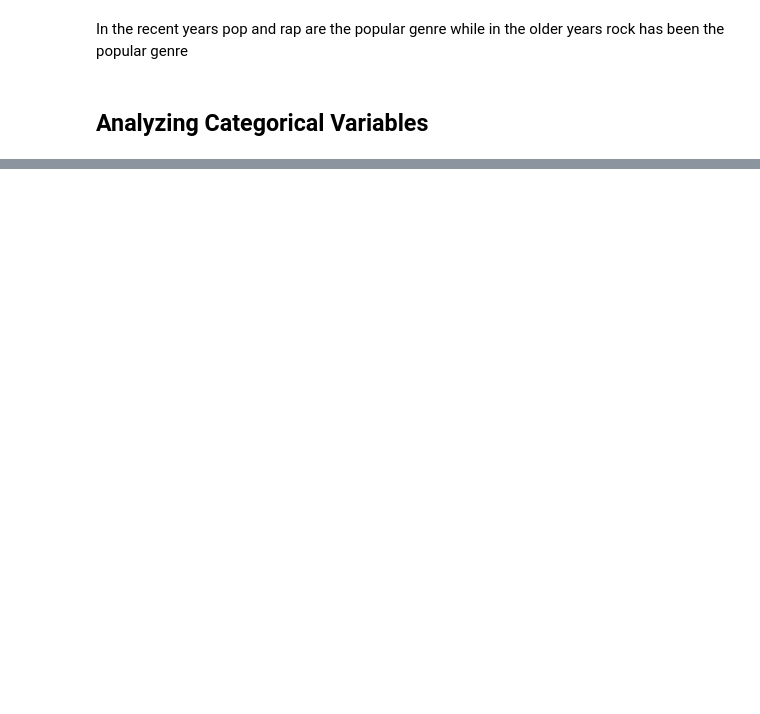
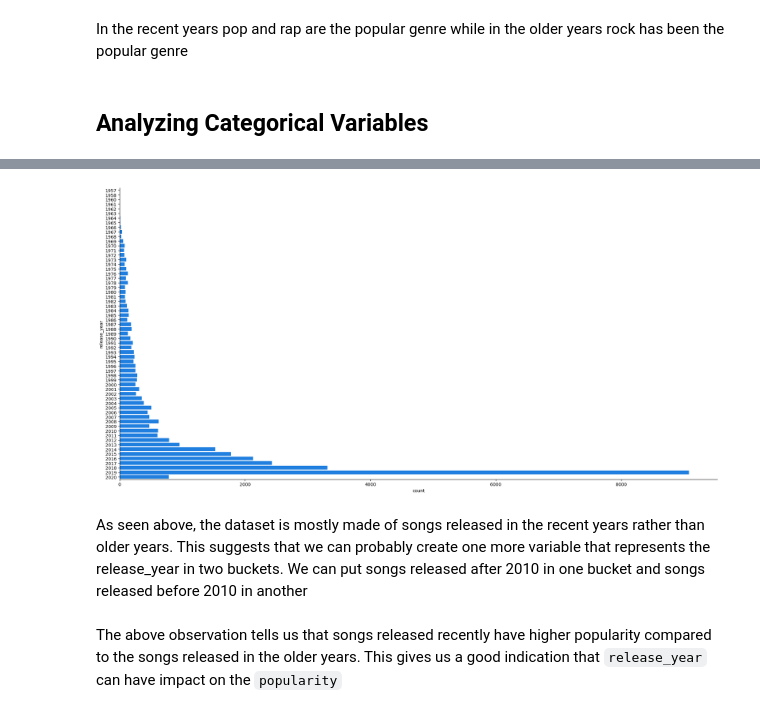
Before and after one commit to vas610/cmpinf-2100_introduction_data_centric_computing, a Jupyter notebook: week8/assignment/eda/Srinivasa_Raghavan_Vasanth_Madhavan_EDA.ipynb, the cells around one changed output, grey strips where cells are left out. Saved outputs shown, nothing was run; the diff lists cells and outputs as text; code cells hidden in the pictures; blank space fills up the shorter version.

```diff
--- a/week8/assignment/eda/Srinivasa_Raghavan_Vasanth_Madhavan_EDA.ipynb
+++ b/week8/assignment/eda/Srinivasa_Raghavan_Vasanth_Madhavan_EDA.ipynb
@@ -7,7 +7,7 @@ import matplotlib.pyplot as plt
 
 import seaborn as sns
 # %%
-sns.set_palette(palette='gist_earth')
+sns.set_palette(palette='gist_ncar')
 # %% [markdown]
 ## Loading the Dataset
 
@@ -330,0 +279,8 @@ plt.show()
+# %%
+sns.catplot(data = df, y='release_year', kind='count', height=10, aspect=2)
+
+plt.show()
+# %% [output]
+[figure, new version]
+# %% [markdown]
+As seen above, the dataset is mostly made of songs released in the recent years rather than older years. This suggests that we can probably create one more variable that represents the release_year in two buckets. We can put songs released after 2010 in one bucket and songs released before 2010 in another
@@ -330,0 +295,2 @@ plt.show()
+# %% [markdown]
+The above observation tells us that songs released recently have higher popularity compared to the songs released in the older years. This gives us a good indication that `release_year` can have impact on the `popularity`
```
Also changed, not shown: parts of 56 cells of this notebook.
